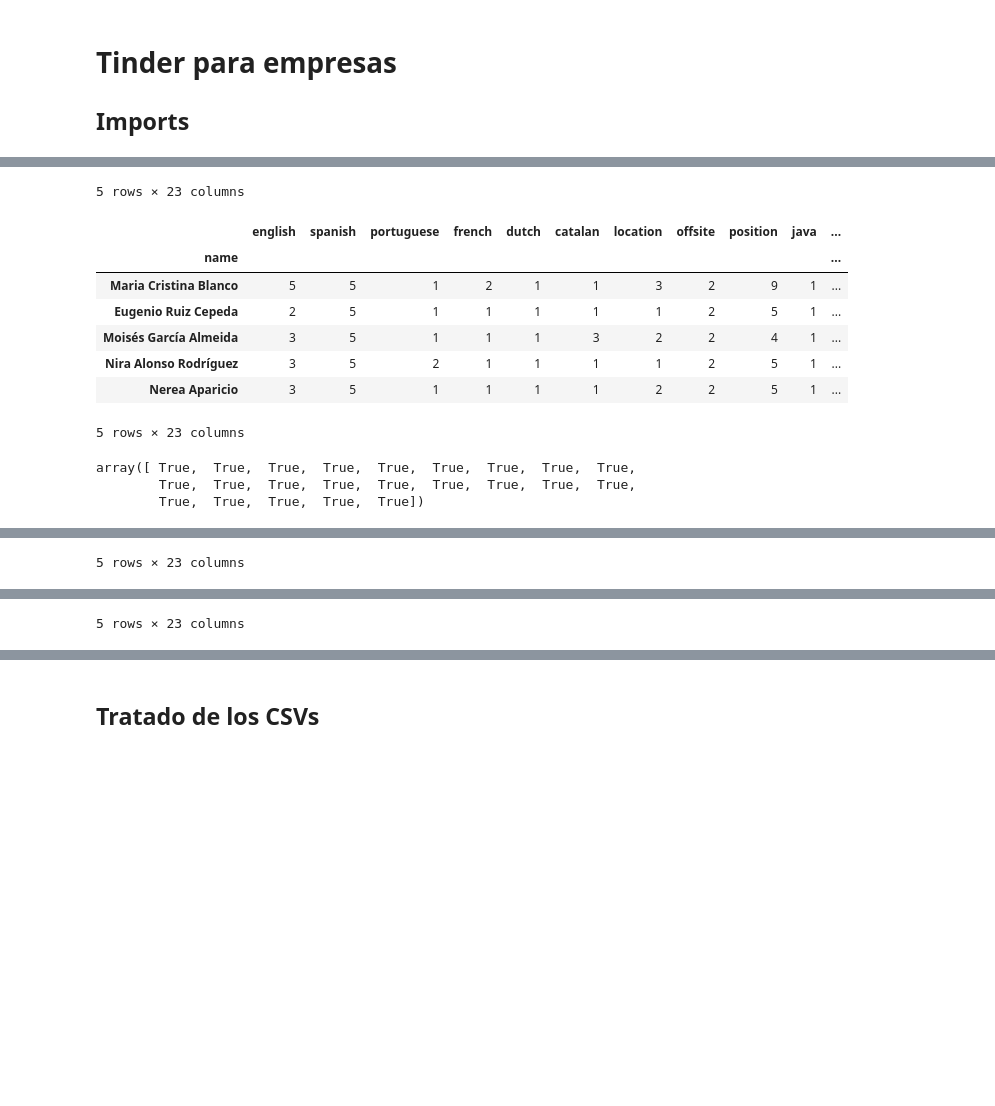
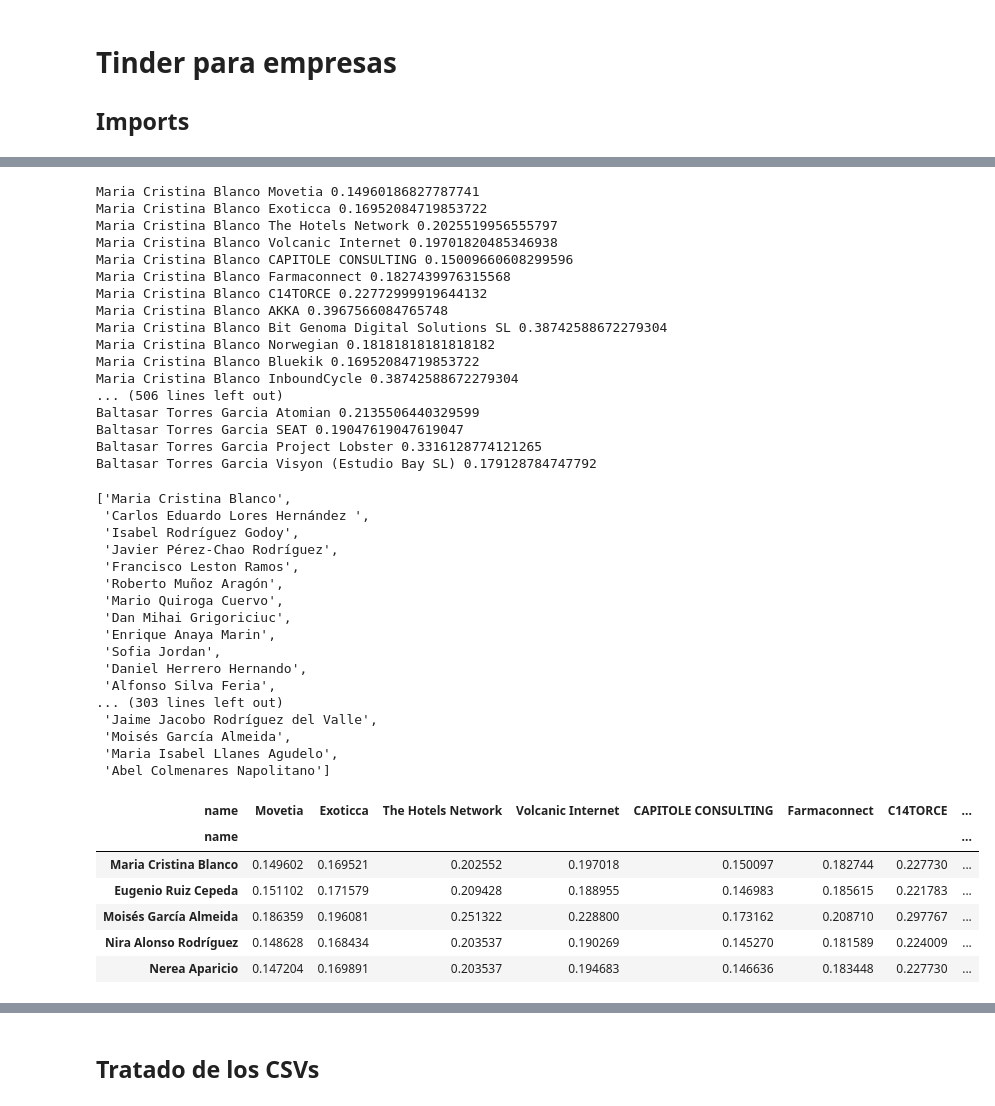
Before and after one commit to albertogcmr/hiring-week-IH-tinder-matching, a Jupyter notebook: matching.ipynb, the cells around one changed output, grey strips where cells are left out. Saved outputs shown, nothing was run; the diff lists cells and outputs as text; code cells hidden in the pictures; blank space fills up the shorter version.

```diff
--- a/matching.ipynb
+++ b/matching.ipynb
@@ -90,27 +65,34 @@ def main():
 
     # DFs limpios
     companies, students = adquisition_survey(bootcamp, companies_filename, students_filename)
-    display(companies.head())
-    display(students.head())
 
-    # Testing
-    display(companies.columns == students.columns)
-
+    # Normalize
     students, companies = normalize_2dfs(students, companies)
-    display(companies.head())
-    display(students.head())
 
     # TO DO: crear la tabla matching
- # matching.shape
     matching = calculate_match(students, companies, bootcamp)
+
+    # Test
     display(matching)
+
     # TO DO: en función de las rondas y el n-students y n-companies hacer los emparejamientos
+    G = create_graph(matching)
 
+    students_list = matching.index
+    companies_list = matching.columns
 
+    lista = list(students_list)
+    shuffle(lista)
+    student_queue = lista * rondas
+    display(student_queue)
+
+    display(matching.head())
+
+    # vamos a recorrer la lista para ir emparejando
     # TO DO: muestra de datos en excel a gusto de A Rojas
 
 
 
-if __name__=='__main__':
+if __name__== '__main__':
     main()
 # %% [output]
@@ -125,12 +119,41 @@ ok
-5 rows × 23 columns
+Maria Cristina Blanco Movetia 0.14960186827787741
+Maria Cristina Blanco Exoticca 0.16952084719853722
+Maria Cristina Blanco The Hotels Network 0.2025519956555797
+Maria Cristina Blanco Volcanic Internet 0.19701820485346938
+Maria Cristina Blanco CAPITOLE CONSULTING 0.15009660608299596
+Maria Cristina Blanco Farmaconnect 0.1827439976315568
+Maria Cristina Blanco C14TORCE 0.22772999919644132
+Maria Cristina Blanco AKKA 0.3967566084765748
+Maria Cristina Blanco Bit Genoma Digital Solutions SL 0.38742588672279304
+Maria Cristina Blanco Norwegian 0.18181818181818182
+Maria Cristina Blanco Bluekik 0.16952084719853722
+Maria Cristina Blanco InboundCycle 0.38742588672279304
+... (506 lines left out)
+Baltasar Torres Garcia Atomian 0.2135506440329599
+Baltasar Torres Garcia SEAT 0.19047619047619047
+Baltasar Torres Garcia Project Lobster 0.3316128774121265
+Baltasar Torres Garcia Visyon (Estudio Bay SL) 0.179128784747792
+['Maria Cristina Blanco',
+ 'Carlos Eduardo Lores Hernández ',
+ 'Isabel Rodríguez Godoy',
+ 'Javier Pérez-Chao Rodríguez',
+ 'Francisco Leston Ramos',
+ 'Roberto Muñoz Aragón',
+ 'Mario Quiroga Cuervo',
+ 'Dan Mihai Grigoriciuc',
+ 'Enrique Anaya Marin',
+ 'Sofia Jordan',
+ 'Daniel Herrero Hernando',
+ 'Alfonso Silva Feria',
+... (303 lines left out)
+ 'Jaime Jacobo Rodríguez del Valle',
+ 'Moisés García Almeida',
+ 'Maria Isabel Llanes Agudelo',
+ 'Abel Colmenares Napolitano']
-|  | english | spanish | portuguese | french | dutch | catalan | location | offsite | position | java | ... |
-| name |  |  |  |  |  |  |  |  |  |  | ... |
-| Maria Cristina Blanco | 5 | 5 | 1 | 2 | 1 | 1 | 3 | 2 | 9 | 1 | ... |
-| Eugenio Ruiz Cepeda | 2 | 5 | 1 | 1 | 1 | 1 | 1 | 2 | 5 | 1 | ... |
-| Moisés García Almeida | 3 | 5 | 1 | 1 | 1 | 3 | 2 | 2 | 4 | 1 | ... |
-| Nira Alonso Rodríguez | 3 | 5 | 2 | 1 | 1 | 1 | 1 | 2 | 5 | 1 | ... |
-| Nerea Aparicio | 3 | 5 | 1 | 1 | 1 | 1 | 2 | 2 | 5 | 1 | ... |
+| name | Movetia | Exoticca | The Hotels Network | Volcanic Internet | CAPITOLE CONSULTING | Farmaconnect | C14TORCE | ... |
+| name |  |  |  |  |  |  |  | ... |
+| Maria Cristina Blanco | 0.149602 | 0.169521 | 0.202552 | 0.197018 | 0.150097 | 0.182744 | 0.227730 | ... |
+| Eugenio Ruiz Cepeda | 0.151102 | 0.171579 | 0.209428 | 0.188955 | 0.146983 | 0.185615 | 0.221783 | ... |
+| Moisés García Almeida | 0.186359 | 0.196081 | 0.251322 | 0.228800 | 0.173162 | 0.208710 | 0.297767 | ... |
+| Nira Alonso Rodríguez | 0.148628 | 0.168434 | 0.203537 | 0.190269 | 0.145270 | 0.181589 | 0.224009 | ... |
+| Nerea Aparicio | 0.147204 | 0.169891 | 0.203537 | 0.194683 | 0.146636 | 0.183448 | 0.227730 | ... |
-5 rows × 23 columns
-array([ True,  True,  True,  True,  True,  True,  True,  True,  True,
-        True,  True,  True,  True,  True,  True,  True,  True,  True,
-        True,  True,  True,  True,  True])
@@ -144 +159,0 @@ array([ True,  True,  True,  True,  True,  True,  True,  True,  True,
-5 rows × 23 columns
@@ -152 +159,0 @@ array([ True,  True,  True,  True,  True,  True,  True,  True,  True,
-5 rows × 23 columns
```
Also changed, not shown: parts of 15 cells of this notebook, 3 other files.
